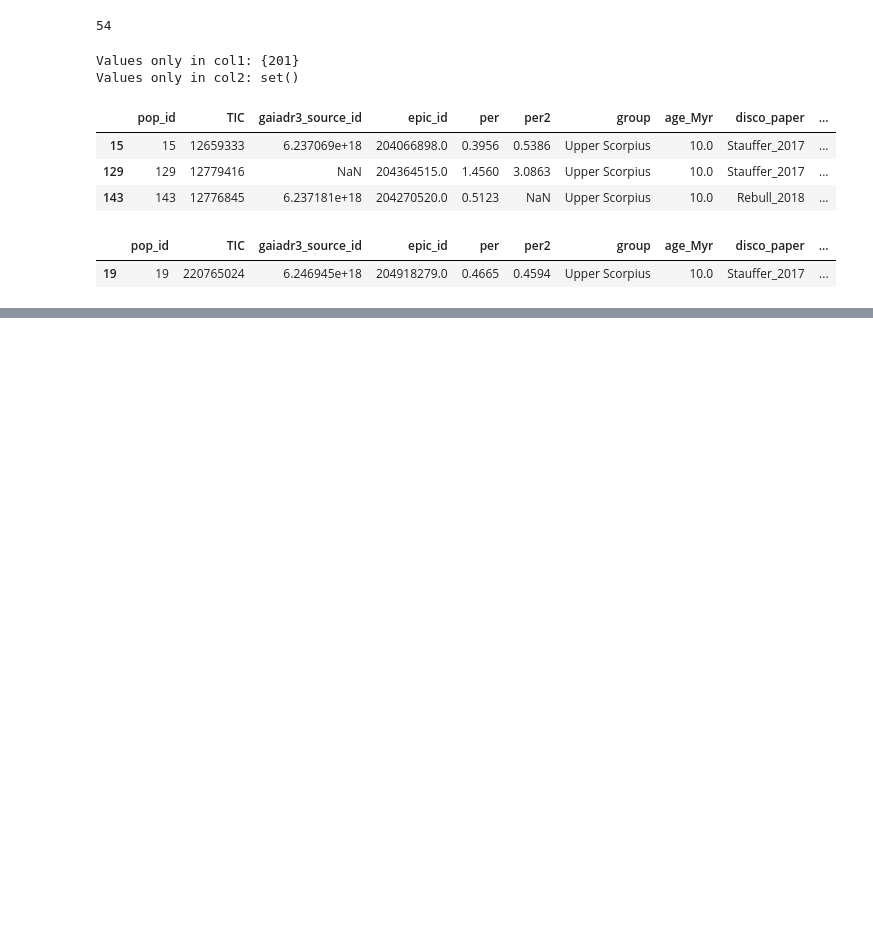
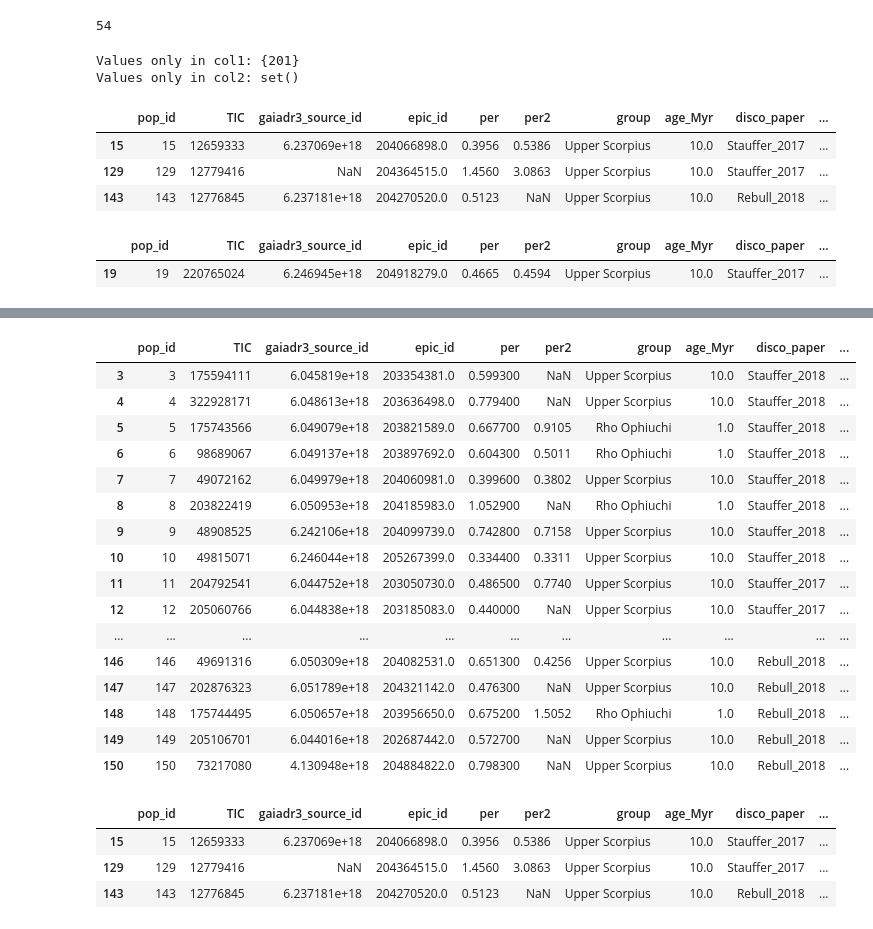
Before and after one commit to sarahedraves/complexrotators, a Jupyter notebook: summarystats.ipynb, the cells around one changed output, grey strips where cells are left out. Saved outputs shown, nothing was run; the diff lists cells and outputs as text; code cells hidden in the pictures; blank space fills up the shorter version.

Commit message:
mostly making plots for paper

```diff
--- a/summarystats.ipynb
+++ b/summarystats.ipynb
@@ -117,0 +114,29 @@ bestlcsfilt[match_counts ==0 ]
+# %%
+camp2=filteredlcs[filteredlcs['Campaign 2'].notna()]
+camp2.loc[:, camp2.notna().any()] #figuring out which sectors the campaign 2 guys appear in
+# %% [output]
+|  | pop_id | TIC | gaiadr3_source_id | epic_id | per | per2 | group | age_Myr | disco_paper | ... |
+| 3 | 3 | 175594111 | 6.045819e+18 | 203354381.0 | 0.599300 | NaN | Upper Scorpius | 10.0 | Stauffer_2018 | ... |
+| 4 | 4 | 322928171 | 6.048613e+18 | 203636498.0 | 0.779400 | NaN | Upper Scorpius | 10.0 | Stauffer_2018 | ... |
+| 5 | 5 | 175743566 | 6.049079e+18 | 203821589.0 | 0.667700 | 0.9105 | Rho Ophiuchi | 1.0 | Stauffer_2018 | ... |
+| 6 | 6 | 98689067 | 6.049137e+18 | 203897692.0 | 0.604300 | 0.5011 | Rho Ophiuchi | 1.0 | Stauffer_2018 | ... |
+| 7 | 7 | 49072162 | 6.049979e+18 | 204060981.0 | 0.399600 | 0.3802 | Upper Scorpius | 10.0 | Stauffer_2018 | ... |
+| 8 | 8 | 203822419 | 6.050953e+18 | 204185983.0 | 1.052900 | NaN | Rho Ophiuchi | 1.0 | Stauffer_2018 | ... |
+| 9 | 9 | 48908525 | 6.242106e+18 | 204099739.0 | 0.742800 | 0.7158 | Upper Scorpius | 10.0 | Stauffer_2018 | ... |
+| 10 | 10 | 49815071 | 6.246044e+18 | 205267399.0 | 0.334400 | 0.3311 | Upper Scorpius | 10.0 | Stauffer_2018 | ... |
+| 11 | 11 | 204792541 | 6.044752e+18 | 203050730.0 | 0.486500 | 0.7740 | Upper Scorpius | 10.0 | Stauffer_2017 | ... |
+| 12 | 12 | 205060766 | 6.044838e+18 | 203185083.0 | 0.440000 | NaN | Upper Scorpius | 10.0 | Stauffer_2017 | ... |
+| ... | ... | ... | ... | ... | ... | ... | ... | ... | ... | ... |
+| 146 | 146 | 49691316 | 6.050309e+18 | 204082531.0 | 0.651300 | 0.4256 | Upper Scorpius | 10.0 | Rebull_2018 | ... |
+| 147 | 147 | 202876323 | 6.051789e+18 | 204321142.0 | 0.476300 | NaN | Upper Scorpius | 10.0 | Rebull_2018 | ... |
+| 148 | 148 | 175744495 | 6.050657e+18 | 203956650.0 | 0.675200 | 1.5052 | Rho Ophiuchi | 1.0 | Rebull_2018 | ... |
+| 149 | 149 | 205106701 | 6.044016e+18 | 202687442.0 | 0.572700 | NaN | Upper Scorpius | 10.0 | Rebull_2018 | ... |
+| 150 | 150 | 73217080 | 4.130948e+18 | 204884822.0 | 0.798300 | NaN | Upper Scorpius | 10.0 | Rebull_2018 | ... |
+# %%
+camp15=filteredlcs[filteredlcs['Campaign 15'].notna()]
+camp15.loc[:, camp15.notna().any()] #figuring out which sectors the campaign 15 guys appear in
+# %% [output]
+|  | pop_id | TIC | gaiadr3_source_id | epic_id | per | per2 | group | age_Myr | disco_paper | ... |
+| 15 | 15 | 12659333 | 6.237069e+18 | 204066898.0 | 0.3956 | 0.5386 | Upper Scorpius | 10.0 | Stauffer_2017 | ... |
+| 129 | 129 | 12779416 | NaN | 204364515.0 | 1.4560 | 3.0863 | Upper Scorpius | 10.0 | Stauffer_2017 | ... |
+| 143 | 143 | 12776845 | 6.237181e+18 | 204270520.0 | 0.5123 | NaN | Upper Scorpius | 10.0 | Rebull_2018 | ... |
```
Also changed, not shown: parts of 15 cells of this notebook, 12 other files.
